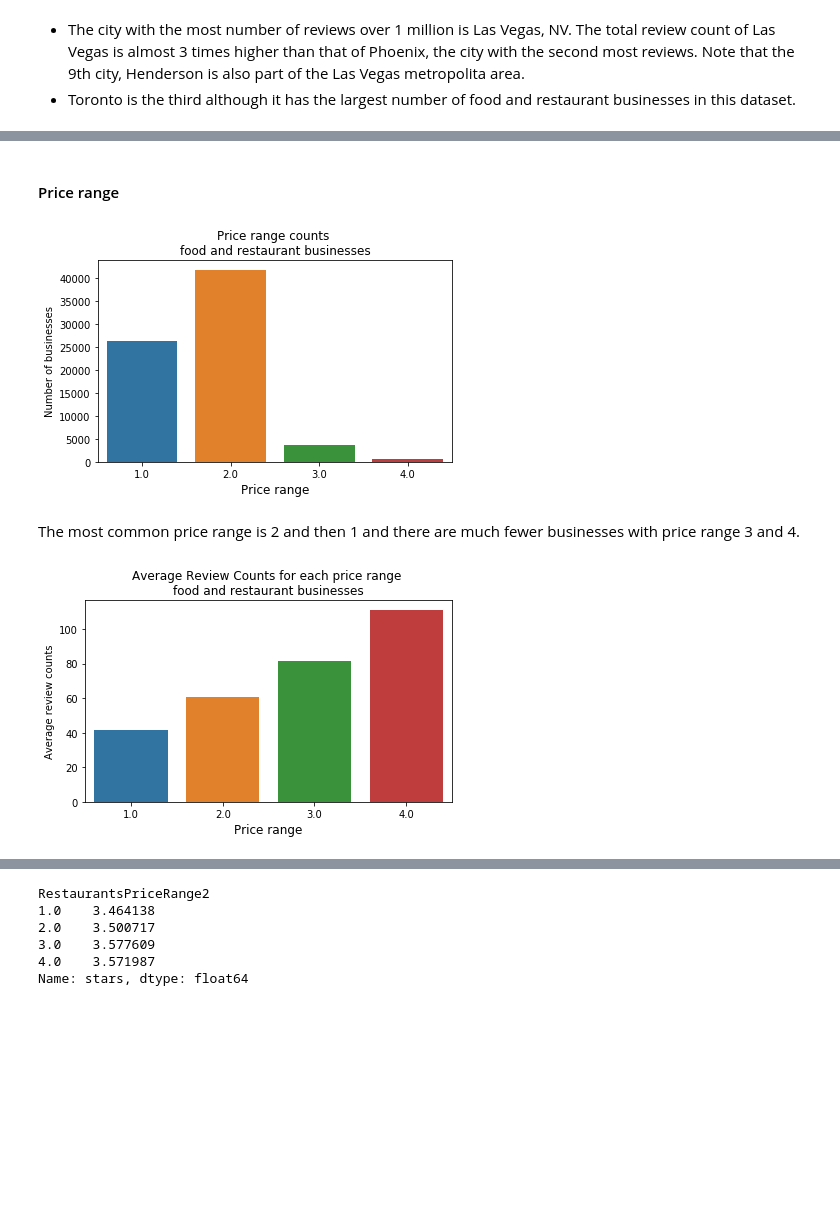
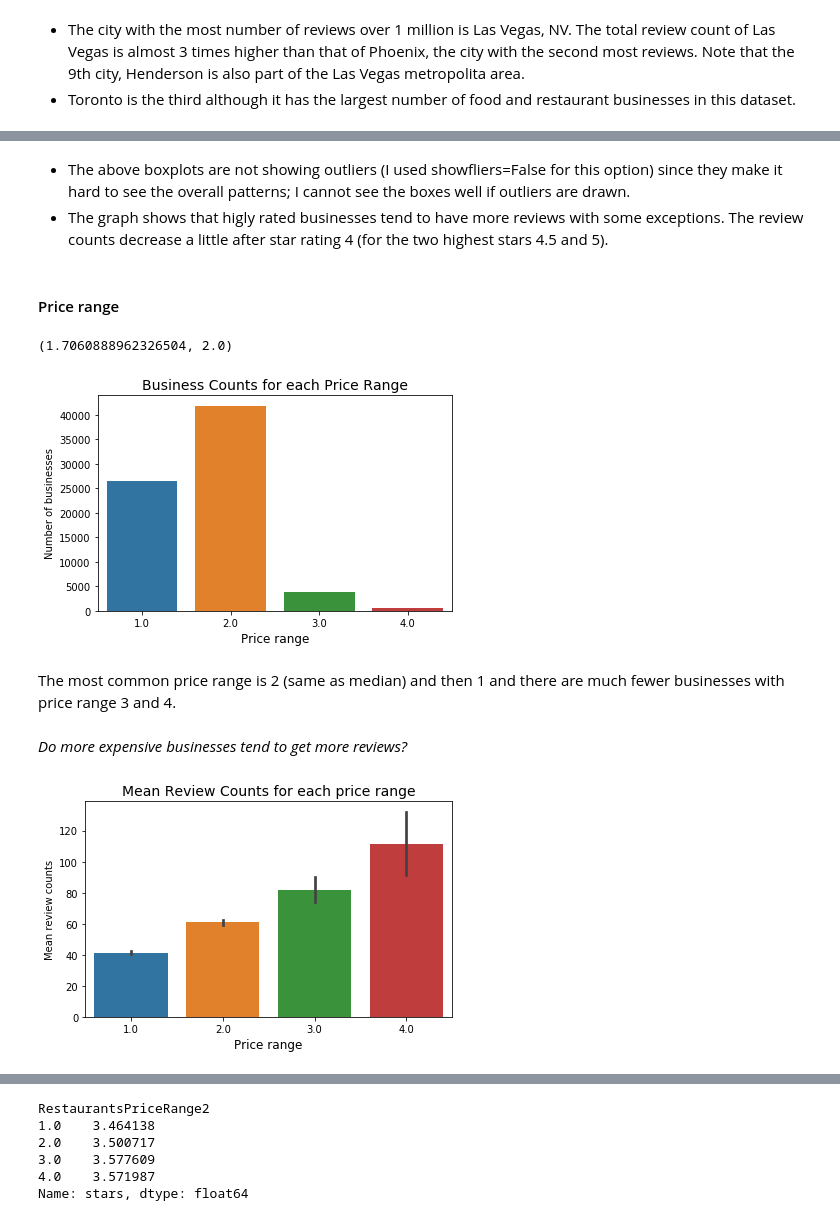
Before and after one commit to math470/Springboard_Capstone_Project_2, a Jupyter notebook: Yelp EDA.ipynb, the cells around one changed output, grey strips where cells are left out. Cells and saved outputs as stored; diff of their text form; code cells hidden in the pictures; blank space fills up the shorter version.

```diff
--- a/Yelp EDA.ipynb
+++ b/Yelp EDA.ipynb
@@ -373,18 +399,27 @@ plt.show()
+# %% [markdown]
+- The above boxplots are not showing outliers (I used showfliers=False for this option) since they make it hard to see the overall patterns; I cannot see the boxes well if outliers are drawn.
+- The graph shows that higly rated businesses tend to have more reviews with some exceptions. The review counts decrease a little after star rating 4 (for the two highest stars 4.5 and 5).
 # %% [markdown]
 #### Price range
+# %%
+businesses.RestaurantsPriceRange2.mean(), businesses.RestaurantsPriceRange2.median()
+# %% [output]
+(1.7060888962326504, 2.0)
 # %%
 price_range_counts = businesses.RestaurantsPriceRange2.value_counts().sort_index()
 # %%
 ax = sns.barplot(price_range_counts.index, price_range_counts.values)
-plt.title("Price range counts \nfood and restaurant businesses")
+plt.title("Business Counts for each Price Range", size=14)
 plt.ylabel('Number of businesses')
 plt.xlabel('Price range', fontsize=12)
 plt.tight_layout() # need for savefig
 plt.savefig("price_range_counts.png",format="png", dpi=300)
 plt.show()
 # %% [output]
-[figure, old version]
+[figure, new version]
 # %% [markdown]
-The most common price range is 2 and then 1 and there are much fewer businesses with price range 3 and 4.
+The most common price range is 2 (same as median) and then 1 and there are much fewer businesses with price range 3 and 4.
+# %% [markdown]
+_Do more expensive businesses tend to get more reviews?_
 # %%
 average_review_counts_per_pricerange = businesses.groupby('RestaurantsPriceRange2')['review_count'].mean()
@@ -391,10 +427,11 @@ average_review_counts_per_pricerange = businesses.groupby('RestaurantsPriceRange
 # %%
-ax = sns.barplot(average_review_counts_per_pricerange.index, average_review_counts_per_pricerange.values)
-plt.title("Average Review Counts for each price range \nfood and restaurant businesses")
-plt.ylabel('Average review counts')
+#ax = sns.barplot(average_review_counts_per_pricerange.index, average_review_counts_per_pricerange.values)
+sns.barplot(x='RestaurantsPriceRange2', y='review_count', data=businesses)
+plt.title("Mean Review Counts for each price range", size=14)
+plt.ylabel('Mean review counts')
 plt.xlabel('Price range', fontsize=12)
 plt.tight_layout() # need for savefig
 plt.savefig("average_review_counts_per_pricerange.png",format="png", dpi=300)
 plt.show()
 # %% [output]
-[figure, old version]
+[figure, new version]
```
Also changed, not shown: parts of 58 cells of this notebook, 1 other file.
